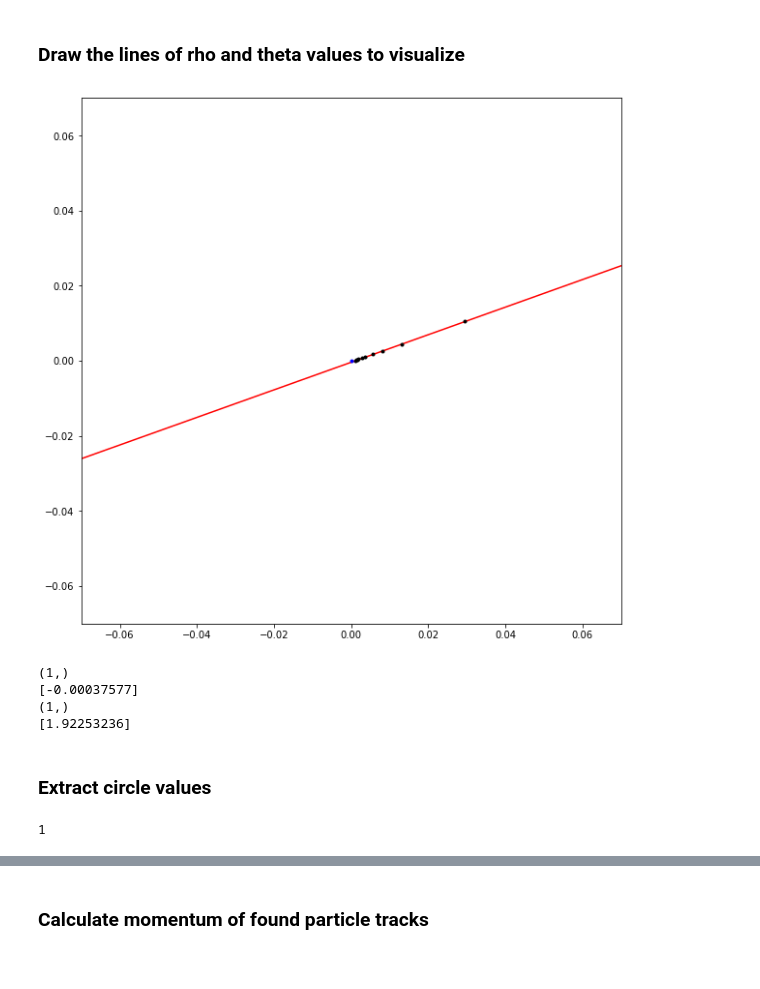
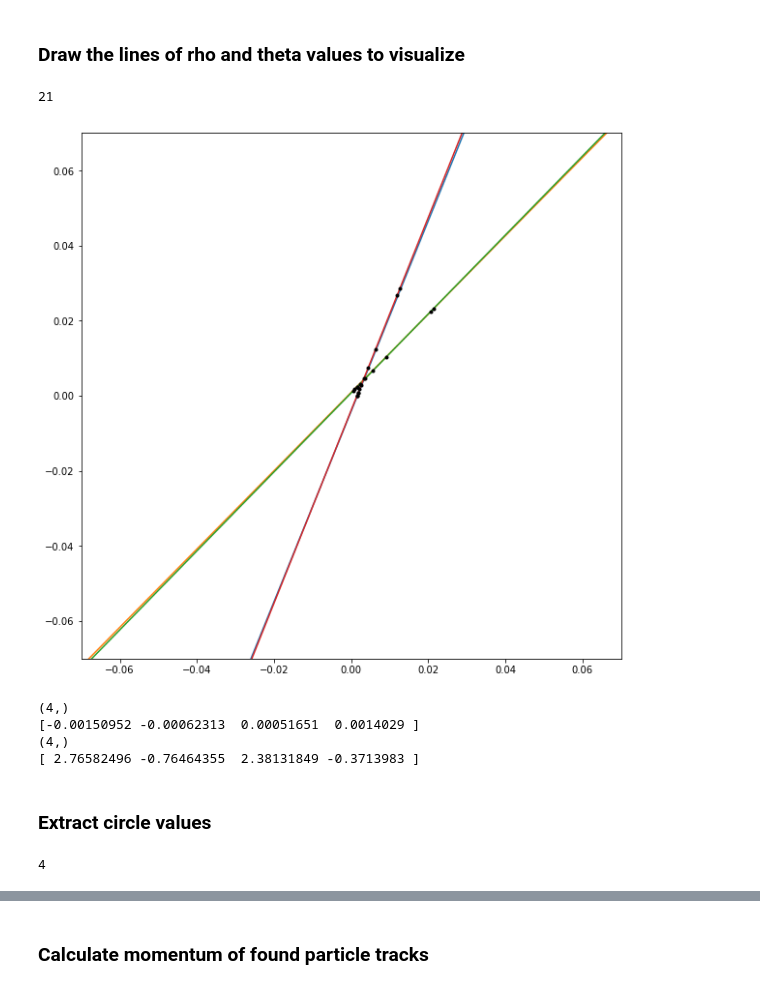
Before and after one commit to MaxHolmberg96/track-estimation-ML, a Jupyter notebook: houghTransform.ipynb, the cells around one changed output, grey strips where cells are left out. Saved outputs shown, nothing was run; the diff lists cells and outputs as text; code cells hidden in the pictures.

```diff
--- a/houghTransform.ipynb
+++ b/houghTransform.ipynb
@@ -44,7 +44,7 @@ plt.figure(figsize=(10,10))
 ax = plt.axes()
 # Separate the tracks
 tracks = selected_truth.particle_id.unique()[1::200]
-tracks = [tracks[13]]
+tracks = [tracks[22], tracks[14]]
 print(len(selected_truth.particle_id.unique()))
 print(len(tracks))
 for track in tracks:
@@ -123,7 +123,7 @@ for track in tracks:
     allTrackPoints = np.append(allTrackPoints, ct, axis=0)
 
 # we know tracks originate from origin so add one point there
-allTrackPoints = np.vstack([allTrackPoints, np.array([0, 0])])
+#allTrackPoints = np.vstack([allTrackPoints, np.array([0, 0])])
 
 firstQuad = np.empty((0, 2))
 secondQuad = np.empty((0, 2))
@@ -144,7 +144,7 @@ from math import pi
 maxRho = max([np.linalg.norm(p) for p in allTrackPoints])
 minRho = -maxRho
 # -pi / 2 -> pi / 2 works best
-minTheta = 0
+minTheta = -pi
 maxTheta = pi - 10**-10
 # Best values seem to be 250 and 360 respectively
 nrBinsRho = 500
@@ -186,6 +187,6 @@ print(maxIndex)
 # %%
 maxRhos, maxThetas = extractRhoAndTheta(maxPoints, thetas, minRho, maxRho, nrBinsRho)
-#maxRhos = maxRhos + 10**-5
+maxRhos = maxRhos + 10**-5
 # %% [markdown]
 ### Create lines from the rho and theta values
 # %%
@@ -205,31 +206,32 @@ y_approxes = np.array(y_approxes)
 # %%
 plt.figure(figsize=(10,10))
 ax = plt.axes()
 # This is the point to focus on
 lim = .07
 ax.set_ylim(-lim, lim)
 ax.set_xlim(-lim, lim)
 for y_approx in y_approxes:
-    ax.plot(range(-2, 2), y_approx, 'r')
-
+    ax.plot(range(-2, 2), y_approx)
+print(len(allTrackPoints))
 for p in allTrackPoints:
     if p[0] == 0 and p[1] == 0:
         ax.plot(p[0], p[1], '.b')
     else:
         ax.plot(p[0], p[1], '.k')
 plt.show()
 # %% [output]
+21
-[figure, old version]
+[figure, new version]
 # %%
 print(maxRhos.shape)
 print(maxRhos)
 print(maxThetas.shape)
 print(maxThetas)
 # %% [output]
-(1,)
-[-0.00037577]
-(1,)
-[1.92253236]
+(4,)
+[-0.00150952 -0.00062313  0.00051651  0.0014029 ]
+(4,)
+[ 2.76582496 -0.76464355  2.38131849 -0.3713983 ]
 # %% [markdown]
 ### Extract circle values
 # %%
@@ -239,7 +241,7 @@ circles = inverseConformalMapping(lines)
 #print(circles)
 print(len(circles))
 # %% [output]
-1
+4
 # %%
 plt.figure(figsize=(10,10))
 ax = plt.axes()
```
Also changed, not shown: parts of 8 cells of this notebook, 3 other files.
